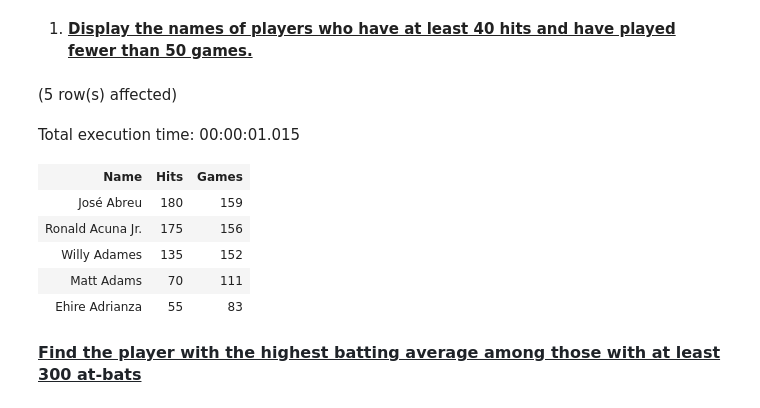
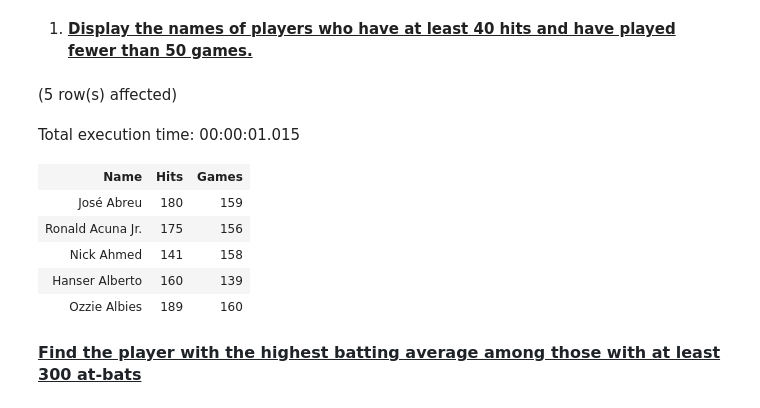
Before and after one commit to Vinayak0807/database-2023, a Jupyter notebook: baseball.ipynb, the cells around one changed output. Saved outputs shown, nothing was run; the diff lists cells and outputs as text; code cells hidden in the pictures.

```diff
--- a/baseball.ipynb
+++ b/baseball.ipynb
@@ -371,17 +371,17 @@ Total execution time: 00:00:01.025
 # %%
 select Name , Hits ,Games
 from baseball
-having Hits >=40 and Games >50
+having Hits >=140
 LIMIT  5;
 # %% [output]
 (5 row(s) affected)
 Total execution time: 00:00:01.015
 | Name | Hits | Games |
 | José Abreu | 180 | 159 |
 | Ronald Acuna Jr. | 175 | 156 |
-| Willy Adames | 135 | 152 |
-| Matt Adams | 70 | 111 |
-| Ehire Adrianza | 55 | 83 |
+| Nick Ahmed | 141 | 158 |
+| Hanser Alberto | 160 | 139 |
+| Ozzie Albies | 189 | 160 |
 # %% [markdown]
 <span style="color: rgb(31, 35, 40); font-family: -apple-system, BlinkMacSystemFont, &quot;Segoe UI&quot;, &quot;Noto Sans&quot;, Helvetica, Arial, sans-serif, &quot;Apple Color Emoji&quot;, &quot;Segoe UI Emoji&quot;; font-size: 16px; background-color: rgb(255, 255, 255);"><b><u>Find the player with the highest batting average among those with at least 300 at-bats</u></b></span>
 # %%
```
